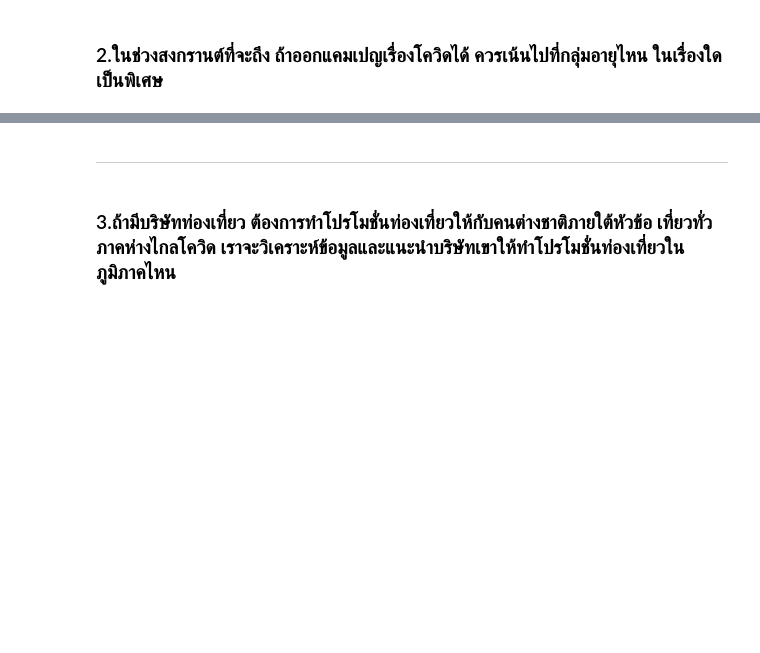
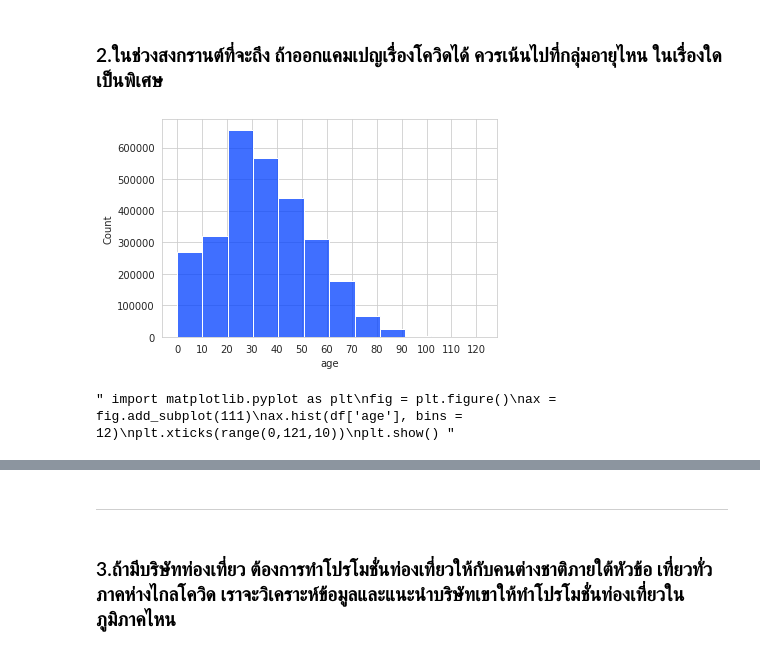
Before and after one commit to macgyver121/DADS5001, a Jupyter notebook: Exercise/Midterm_DADS5001.ipynb, the cells around one changed output, grey strips where cells are left out. Drawn from its saved outputs; the diff is of its cells as text; code cells hidden in the pictures; blank space fills up the shorter version.

```diff
--- a/Exercise/Midterm_DADS5001.ipynb
+++ b/Exercise/Midterm_DADS5001.ipynb
@@ -692,4 +958,4 @@ df['province_of_onset'].value_counts()
 # %%
-unuse_province = list(df['province_of_onset'].value_counts().index[82:])
+unuse_province = list(df['province_of_onset'].value_counts().index[77:])
 # %%
 unuse_province
@@ -804,9 +1207,11 @@ fig.show()
 ### 2.ในช่วงสงกรานต์ที่จะถึง ถ้าออกแคมเปญเรื่องโควิดได้ ควรเน้นไปที่กลุ่มอายุไหน ในเรื่องใดเป็นพิเศษ
 # %%
 sns.set_style('whitegrid')
-sns.distplot(df['age'], bins = 12)
+sns.histplot(df['age'], bins = 12)
 plt.xticks(range(0,121,10))
 plt.show()
+# %% [output]
+[figure, added]
 # %%
 ''' import matplotlib.pyplot as plt
 fig = plt.figure()
@@ -814,5 +1219,7 @@ ax = fig.add_subplot(111)
 ax.hist(df['age'], bins = 12)
 plt.xticks(range(0,121,10))
 plt.show() '''
+# %% [output]
+" import matplotlib.pyplot as plt\nfig = plt.figure()\nax = fig.add_subplot(111)\nax.hist(df['age'], bins = 12)\nplt.xticks(range(0,121,10))\nplt.show() "
 # %%
 df[(df['age'] >= 20) & (df['age'] <= 40)]['new_risk'].value_counts().head(7)
```
Also changed, not shown: parts of 43 cells of this notebook.
